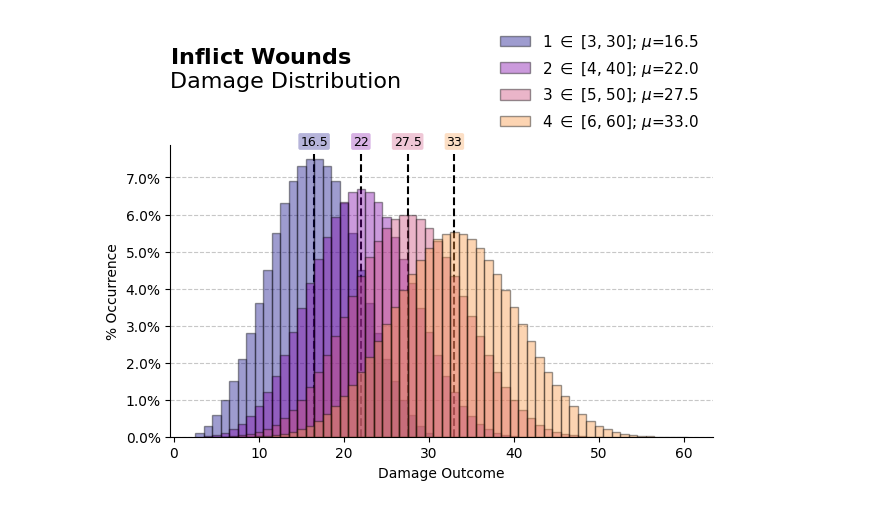
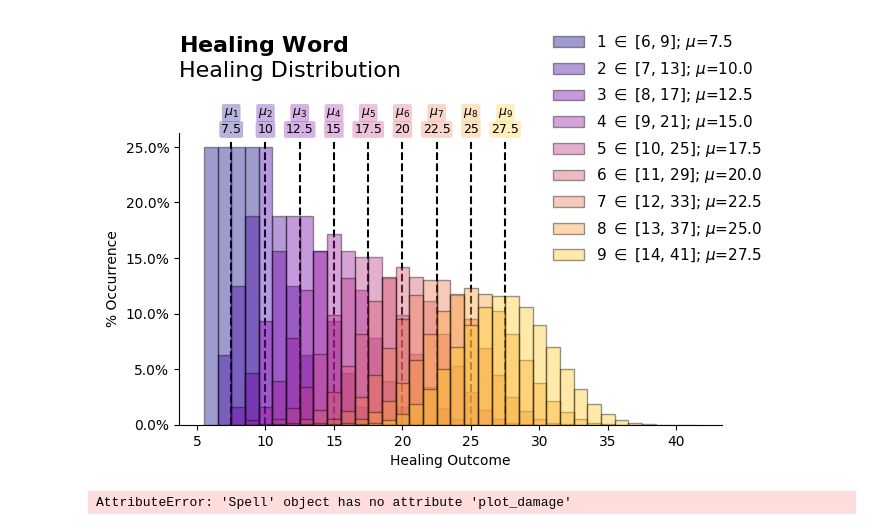
Before and after one commit to H-unter/Diceroll, a Jupyter notebook: spells.ipynb, the cells around one changed output. Cells and saved outputs as stored; diff of their text form; code cells hidden in the pictures.

```diff
--- a/spells.ipynb
+++ b/spells.ipynb
@@ -30,3 +32,17 @@ plt.savefig("spell_plots/guiding_bolt.png", dpi=500, bbox_inches='tight')
+# %%
+healing_word = Spell(
+    name="Healing Word",
+    starting_level=1,
+    starting_damage_diceroll="1d4+5",
+    damage_increment_diceroll="1d4",
+    num_levels_per_damage_increase=1,
+    is_saving_throw=False,
+    is_healing=True
+)
+healing_word.plot_damage()
+plt.savefig("spell_plots/healing_word.png", dpi=500, bbox_inches='tight')
+# %% [output]
+[figure, added]
 # %%
 inflict_wounds = Spell(
     name="Inflict Wounds",
@@ -36,7 +52,8 @@ inflict_wounds = Spell(
     num_levels_per_damage_increase=1,
     is_saving_throw=False
 )
-inflict_wounds.plot_damage(max_level=4)
-plt.savefig("spell_plots/inflict_wounds.png", dpi=500, bbox_inches='tight')
+inflict_wounds.plot_damage()
+inflict_wounds.boxplot_damage()
+# plt.savefig("spell_plots/inflict_wounds.png", dpi=500, bbox_inches='tight')
 # %% [output]
-[figure, removed]
+AttributeError: 'Spell' object has no attribute 'plot_damage'
```
Also changed, not shown: parts of 10 cells of this notebook, 1 other file.
